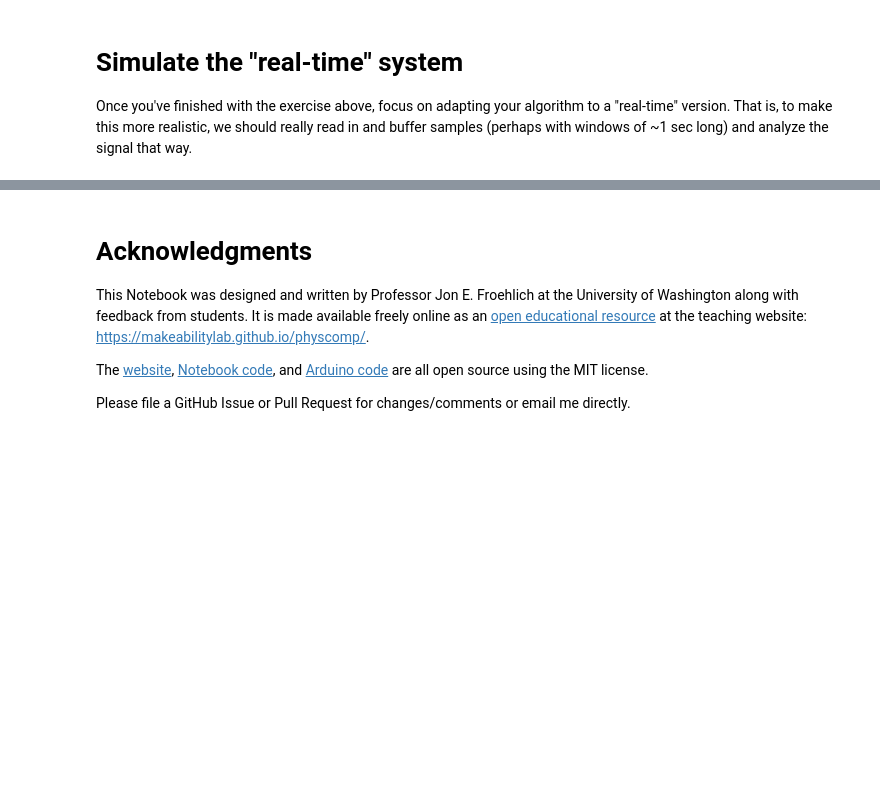
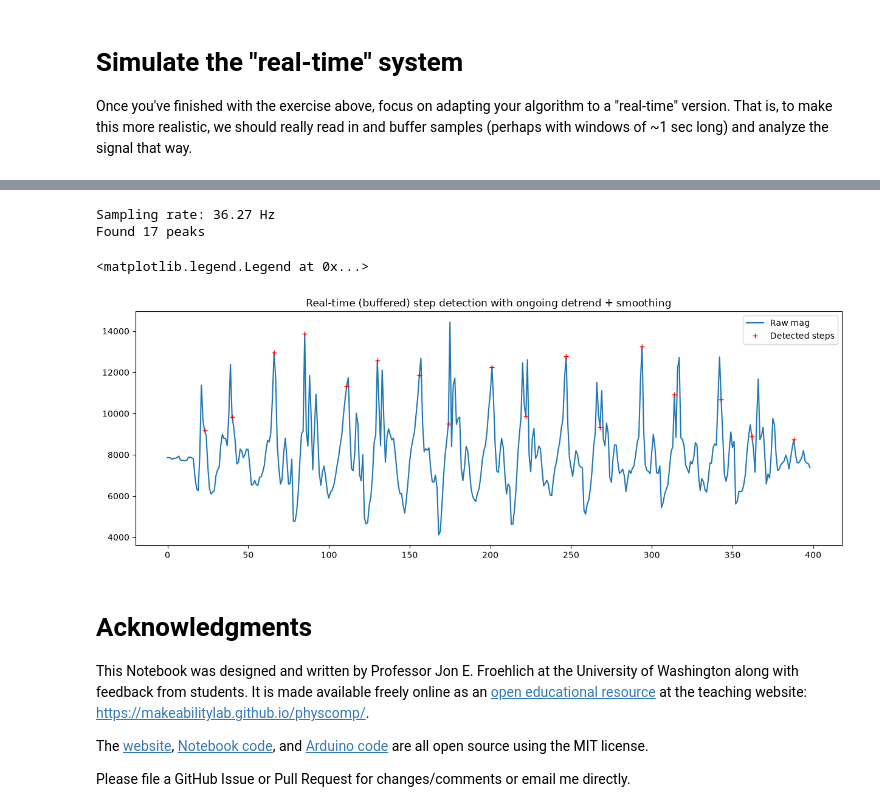
Before and after one commit to makeabilitylab/signals, a Jupyter notebook: Projects/StepTracker/StepTracker-Exercises.ipynb, the cells around one changed output, grey strips where cells are left out. Drawn from its saved outputs; the diff is of its cells as text; code cells hidden in the pictures; blank space fills up the shorter version.

```diff
--- a/Projects/StepTracker/StepTracker-Exercises.ipynb
+++ b/Projects/StepTracker/StepTracker-Exercises.ipynb
@@ -541,3 +650,55 @@ Found 16 peaks
+# %%
+# Example solution: add simple *ongoing* signal processing inside the buffer loop.
+print("Sampling rate: {:0.2f} Hz".format(sampling_rate))
+buffer_window_size = math.floor(sampling_rate)
+smoothing_window = max(1, math.ceil(sampling_rate * 0.1))
+
+peak_locations = []
+min_distance_between_peaks_ms = 300
+last_peak_timestamp = -1
+
+for i in range(0, len(accel_mag), buffer_window_size - 1):
+
+    # overlap our buffer by one sample between windows
+    buffer = accel_mag[i:i + buffer_window_size]
+    if len(buffer) < 3:
+        continue
+
+    # --- ongoing signal processing ---
+    # 1) detrend: subtract this buffer's running mean (an ongoing average)
+    buffer_detrended = buffer - np.mean(buffer)
+    # 2) smooth: short mean filter ('same' keeps indices aligned with the buffer)
+    kernel = np.ones(smoothing_window) / smoothing_window
+    buffer_proc = np.convolve(buffer_detrended, kernel, mode='same')
+
+    # threshold relative to this buffer's variation (instead of a fixed 10000)
+    min_peak_height = np.std(buffer_proc)
+
+    # Same simple slope-based peak detector, now on the processed buffer
+    for j in range(1, len(buffer_proc) - 1):
+        forward_slope = buffer_proc[j + 1] - buffer_proc[j]
+        backward_slope = buffer_proc[j] - buffer_proc[j - 1]
+        if forward_slope < 0 and backward_slope > 0 and buffer_proc[j] >= min_peak_height:
+            peak_index = i + j
+            time_since_last_detection_ms = accel_time[peak_index] - last_peak_timestamp
+            if last_peak_timestamp == -1 or time_since_last_detection_ms >= min_distance_between_peaks_ms:
+                last_peak_timestamp = accel_time[peak_index]
+                peak_locations.append(peak_index)
+
+peak_locations = sorted(set(peak_locations))
+print("Found {} peaks".format(len(peak_locations)))
+
+# Plot the detected steps on the raw magnitude
+fig, axes = plt.subplots(1, figsize=(15, 5)) #figsize is width, height
+axes.plot(accel_mag, alpha=1, label="Raw mag")
+axes.plot(peak_locations, accel_mag[peak_locations], '+', color="red", label="Detected steps")
+axes.set_title("Real-time (buffered) step detection with ongoing detrend + smoothing")
+axes.legend()
+# %% [output]
+Sampling rate: 36.27 Hz
+Found 17 peaks
+<matplotlib.legend.Legend at 0x...>
+[figure, added]
 # %% [markdown]
 # Acknowledgments
 
```
Also changed, not shown: parts of 6 cells of this notebook, 4 other files.
